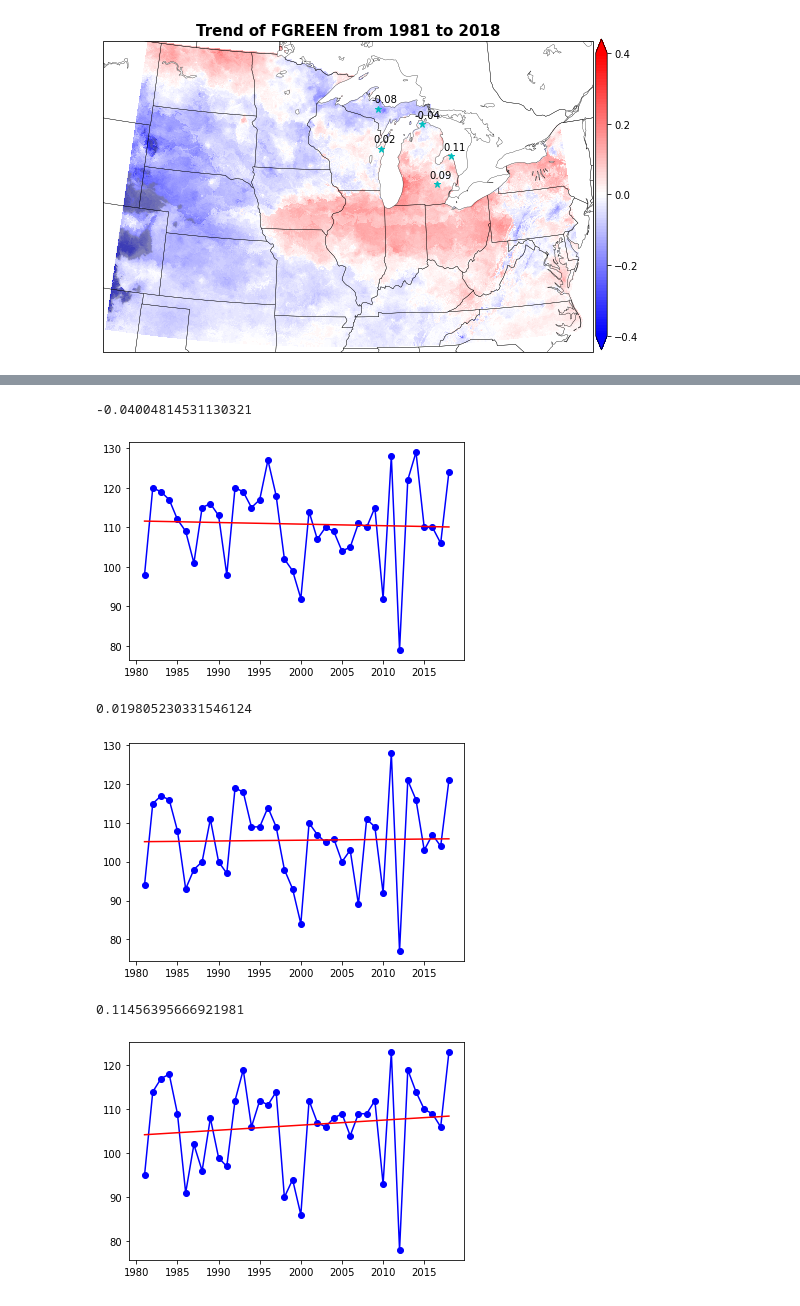
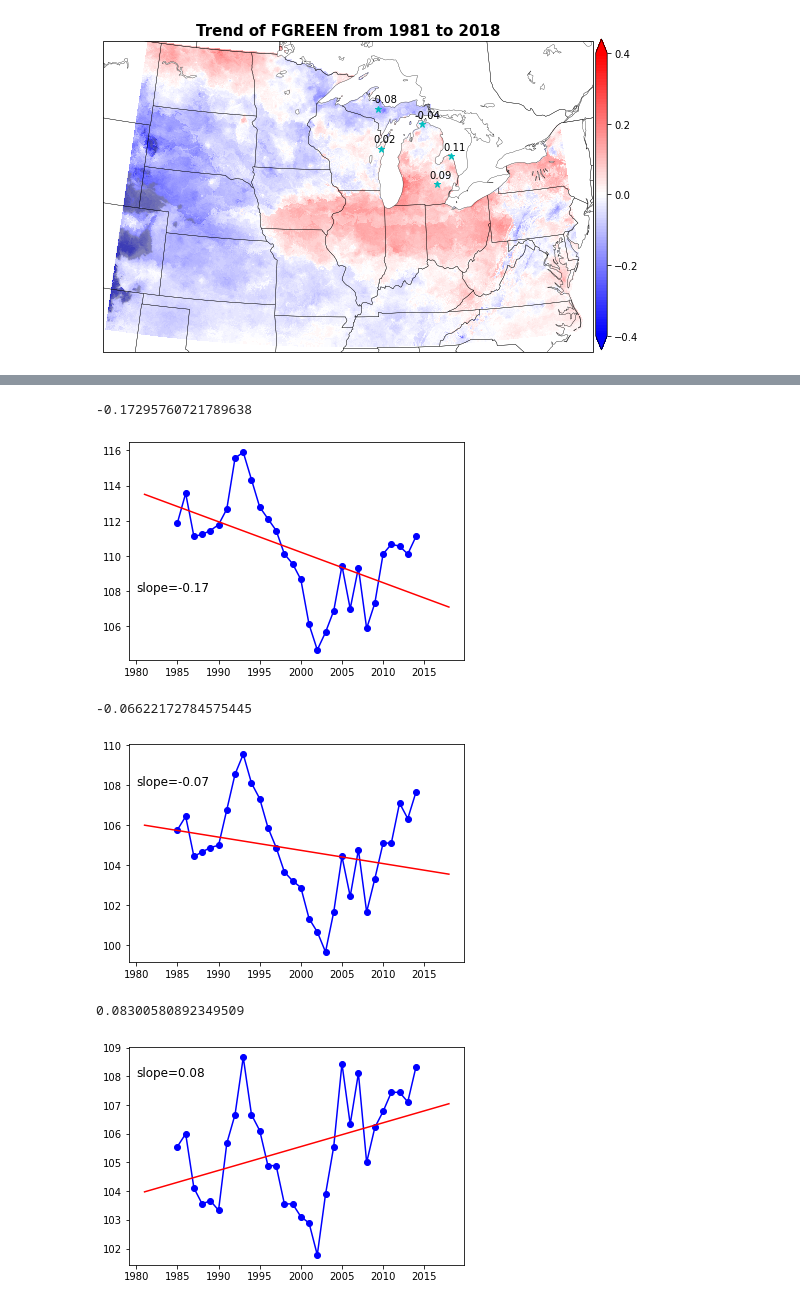
Before and after one commit to Diane1306/ERA5_PRISM, a Jupyter notebook: GDD.ipynb, the cells around one changed output, grey strips where cells are left out. Saved outputs shown, nothing was run; the diff lists cells and outputs as text; code cells hidden in the pictures.

```diff
--- a/GDD.ipynb
+++ b/GDD.ipynb
@@ -425,35 +561,46 @@ plt.savefig(f'./plot/PRISM/{name[ii]}_trend_star.png')
 df = pd.read_table(f'./GDD/output/yearly/45.62_-84.71_yearly.txt', delim_whitespace=True,
                                    names=('year','fgreen','bloom','yeild','INJDAYS','POORDAYS'))
 X = np.linspace(1981, 2018, 38)
-r = stats.linregress(X, df.fgreen)
-plt.plot(X, df.fgreen, 'bo-')
+fgreen = df.fgreen.rolling(window=9, center=True).mean()
+mmask = ~np.isnan(fgreen)
+r = stats.linregress(X[mmask], fgreen[mmask])
+plt.plot(X, fgreen, 'bo-')
 plt.plot(X, r.slope*X+r.intercept, 'r')
+plt.text(1980, 108, f'slope={r.slope:.2f}', fontsize=12)
 r.slope
 # %% [output]
--0.04004814531130321
+-0.17295760721789638
-[figure, old version]
+[figure, new version]
 # %%
 df = pd.read_table(f'./GDD/output/yearly/44.50_-87.71_yearly.txt', delim_whitespace=True,
                                    names=('year','fgreen','bloom','yeild','INJDAYS','POORDAYS'))
 X = np.linspace(1981, 2018, 38)
-r = stats.linregress(X, df.fgreen)
-plt.plot(X, df.fgreen, 'bo-')
+fgreen = df.fgreen.rolling(window=9, center=True).mean()
+mmask = ~np.isnan(fgreen)
+r = stats.linregress(X[mmask], fgreen[mmask])
+plt.plot(X, fgreen, 'bo-')
 plt.plot(X, r.slope*X+r.intercept, 'r')
+plt.text(1980, 108, f'slope={r.slope:.2f}', fontsize=12)
 r.slope
+# df.fgreen[30]
 # %% [output]
-0.019805230331546124
+-0.06622172784575445
-[figure, old version]
+[figure, new version]
 # %%
 df = pd.read_table(f'./GDD/output/yearly/44.00_-82.83_yearly.txt', delim_whitespace=True,
                                    names=('year','fgreen','bloom','yeild','INJDAYS','POORDAYS'))
 X = np.linspace(1981, 2018, 38)
-r = stats.linregress(X, df.fgreen)
-plt.plot(X, df.fgreen, 'bo-')
+fgreen = df.fgreen.rolling(window=9, center=True).mean()
+mmask = ~np.isnan(fgreen)
+r = stats.linregress(X[mmask], fgreen[mmask])
+plt.plot(X, fgreen, 'bo-')
 plt.plot(X, r.slope*X+r.intercept, 'r')
+plt.text(1980, 108, f'slope={r.slope:.2f}', fontsize=12)
 r.slope
+# df.fgreen[30]
 # %% [output]
-0.11456395666921981
+0.08300580892349509
-[figure, old version]
+[figure, new version]
 # %%
 df = pd.read_table(f'./GDD/output/yearly/46.42_-87.83_yearly.txt', delim_whitespace=True,
                                    names=('year','fgreen','bloom','yeild','INJDAYS','POORDAYS'))
```
Also changed, not shown: parts of 16 cells of this notebook, 1 other file.
